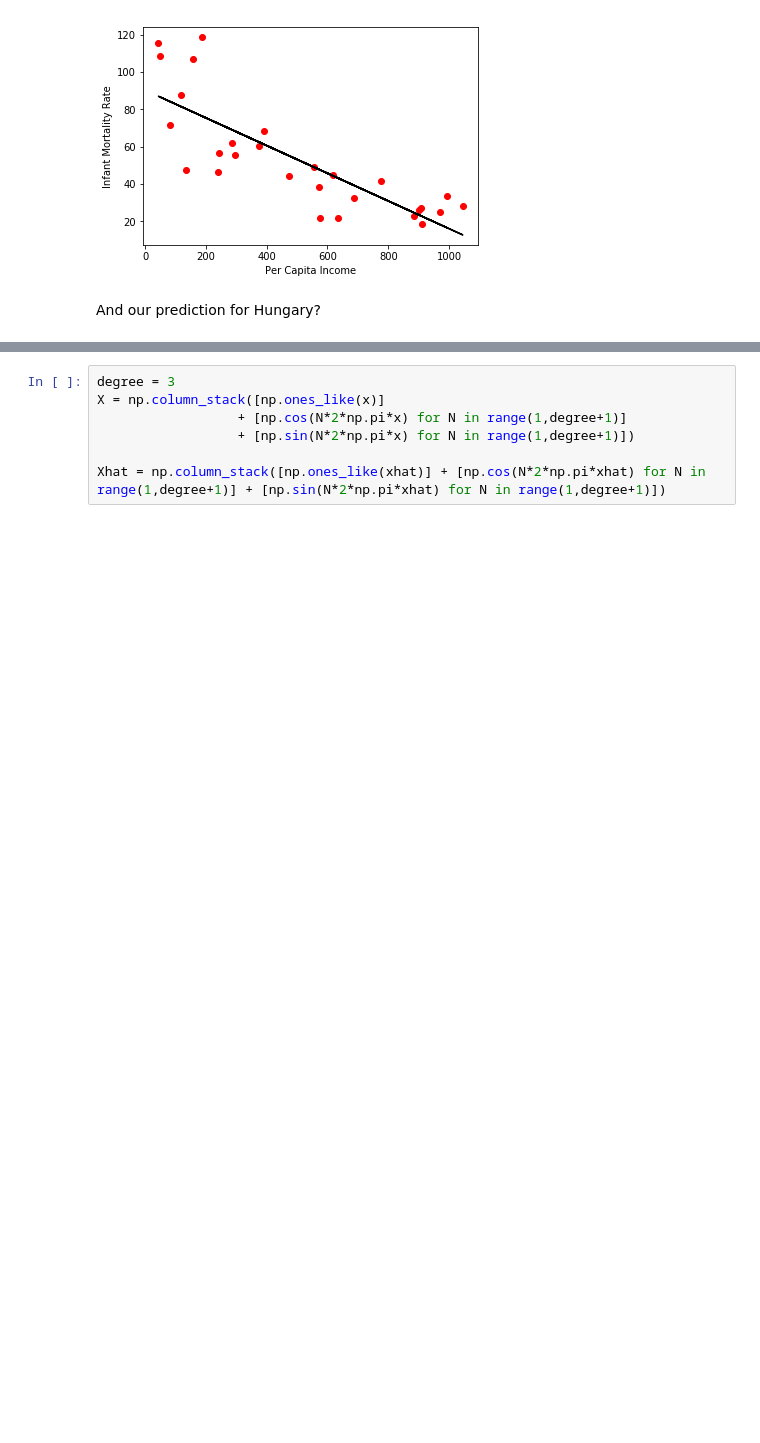
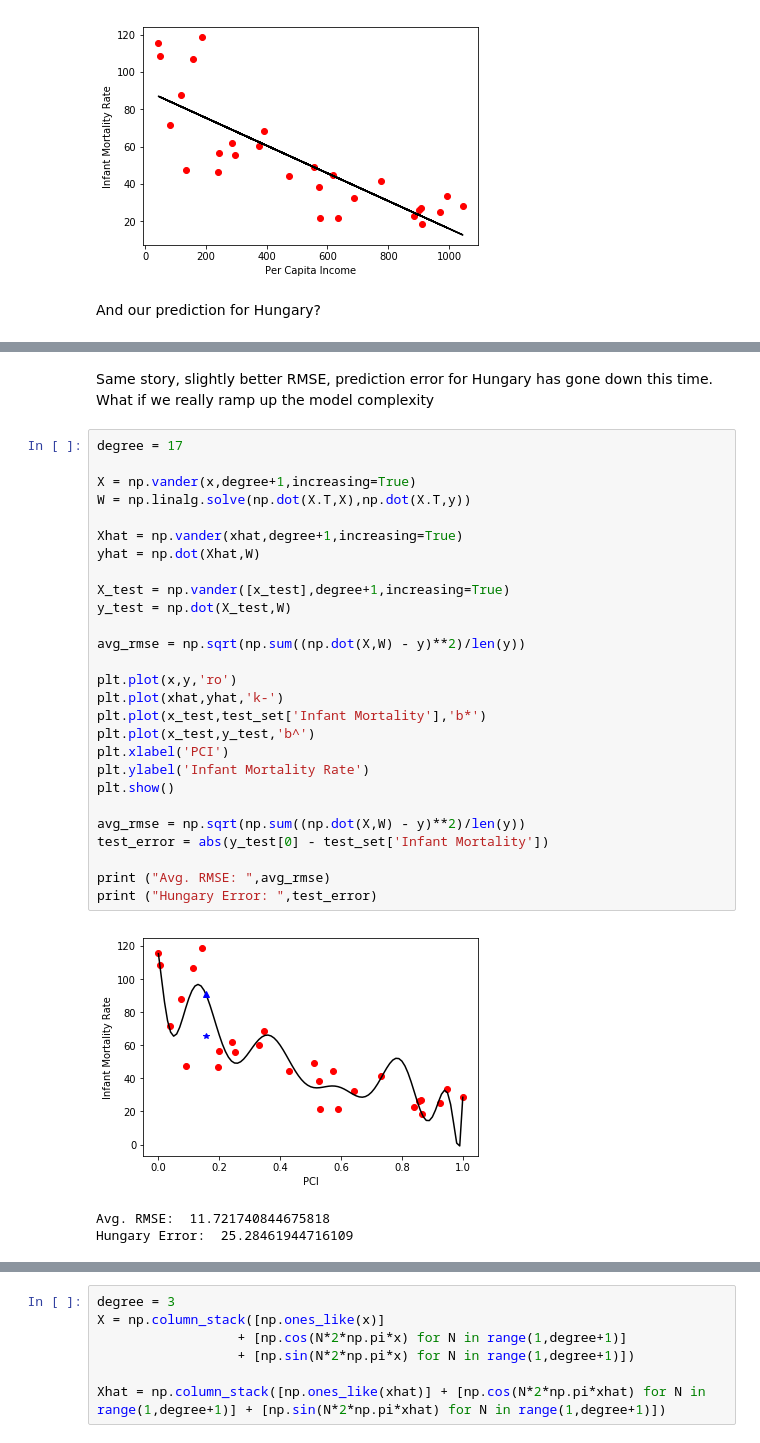
Before and after one commit to UMT-CS447-547-Fall-2018/Lecture_Notes, a Jupyter notebook: 11_linear_regression.ipynb, the cells around one changed output, grey strips where cells are left out. Drawn from its saved outputs; the diff is of its cells as text; blank space fills up the shorter version.

```diff
--- a/11_linear_regression.ipynb
+++ b/11_linear_regression.ipynb
@@ -481,0 +306,33 @@ The nice thing about design matrices is that their columns are the basis functio
+# %% [markdown]
+Same story, slightly better RMSE, prediction error for Hungary has gone down this time.  What if we really ramp up the model complexity
+# %%
+degree = 17
+
+X = np.vander(x,degree+1,increasing=True)
+W = np.linalg.solve(np.dot(X.T,X),np.dot(X.T,y))
+
+Xhat = np.vander(xhat,degree+1,increasing=True)
+yhat = np.dot(Xhat,W)
+
+X_test = np.vander([x_test],degree+1,increasing=True)
+y_test = np.dot(X_test,W)
+
+avg_rmse = np.sqrt(np.sum((np.dot(X,W) - y)**2)/len(y))
+
+plt.plot(x,y,'ro')
+plt.plot(xhat,yhat,'k-')
+plt.plot(x_test,test_set['Infant Mortality'],'b*')
+plt.plot(x_test,y_test,'b^')
+plt.xlabel('PCI')
+plt.ylabel('Infant Mortality Rate')
+plt.show()
+
+avg_rmse = np.sqrt(np.sum((np.dot(X,W) - y)**2)/len(y))
+test_error = abs(y_test[0] - test_set['Infant Mortality'])
+
+print ("Avg. RMSE: ",avg_rmse)
+print ("Hungary Error: ",test_error)
+# %% [output]
+[figure, added]
+Avg. RMSE:  11.721740844675818
+Hungary Error:  25.28461944716109
```
Also changed, not shown: parts of 60 cells of this notebook.
